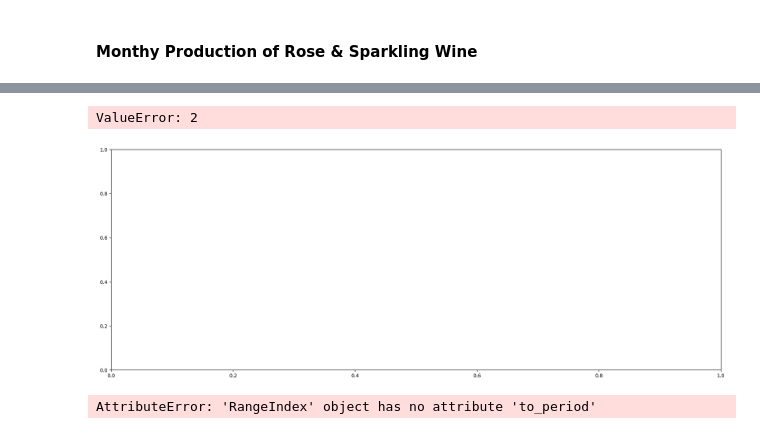
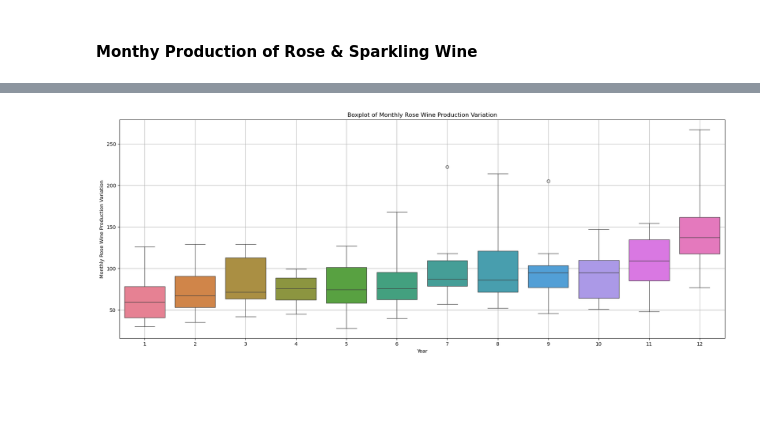
Before and after one commit to Aaryani2024/Time-Forecasting-GL-Project, a Jupyter notebook: Time Forecasting Project.ipynb, the cells around one changed output, grey strips where cells are left out. Cells and saved outputs as stored; diff of their text form; code cells hidden in the pictures; blank space fills up the shorter version.

```diff
--- a/Time Forecasting Project.ipynb
+++ b/Time Forecasting Project.ipynb
@@ -180,12 +180,3 @@ None
 dtypes: int64(1), object(1)
 memory usage: 3.1+ KB
 None
-# %%
-# Convert the 'YearMonth' column to a datetime format
-df_rose['YearMonth'] = pd.to_datetime(df_rose['YearMonth'], format='%Y-%m')
-
-# Extract the year from the 'YearMonth' column
-df_rose['Year'] = df_rose['YearMonth'].dt.year
-
-# Display the first few rows to verify the changes
-df_rose.head()
@@ -354,14 +329,15 @@ df_rose.head()
 # %%
+# Create a boxplot showing the variation in yearly rosé wine production
 fig, ax = plt.subplots(figsize=(22, 8))
-sns.boxplot(x=df_rose.index.year, y=df_rose, ax=ax, whis=3)
-plt.grid()
+sns.boxplot(x=df_rose['Month'], y=df_rose['Rose'], ax=ax, whis=3,palette='husl')
+
+# Add grid and labels
+plt.grid(True)
 plt.xlabel("Year")
-plt.ylabel("Yearly Rose Wine Production Variation")
+plt.ylabel("Monthly Rose Wine Production Variation")
+plt.title("Boxplot of Monthly Rose Wine Production Variation")
+
+# Show the plot
 plt.show()
 # %% [output]
-ValueError: 2
-[figure, old version]
+[figure, new version]
-# %%
-df_rose.index=df_rose.index.to_period('M')
-# %% [output]
-AttributeError: 'RangeIndex' object has no attribute 'to_period'
```
Also changed, not shown: parts of 14 cells of this notebook.
